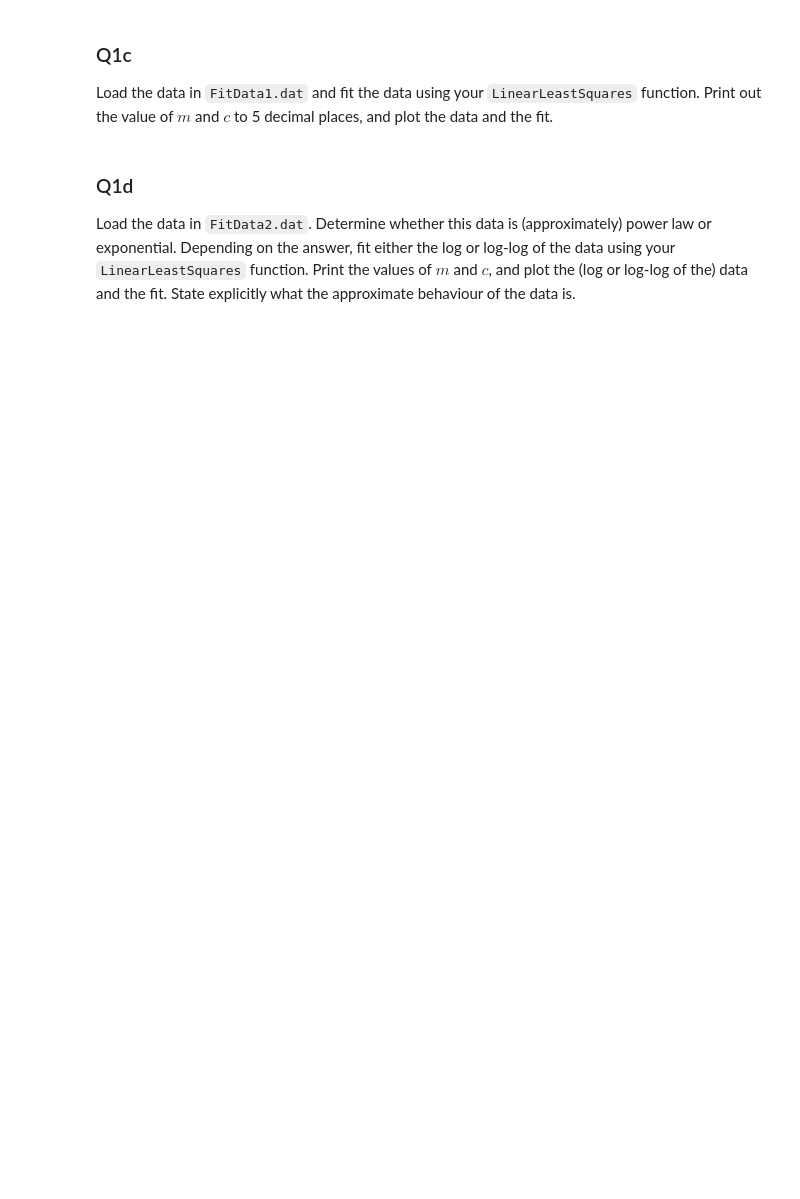
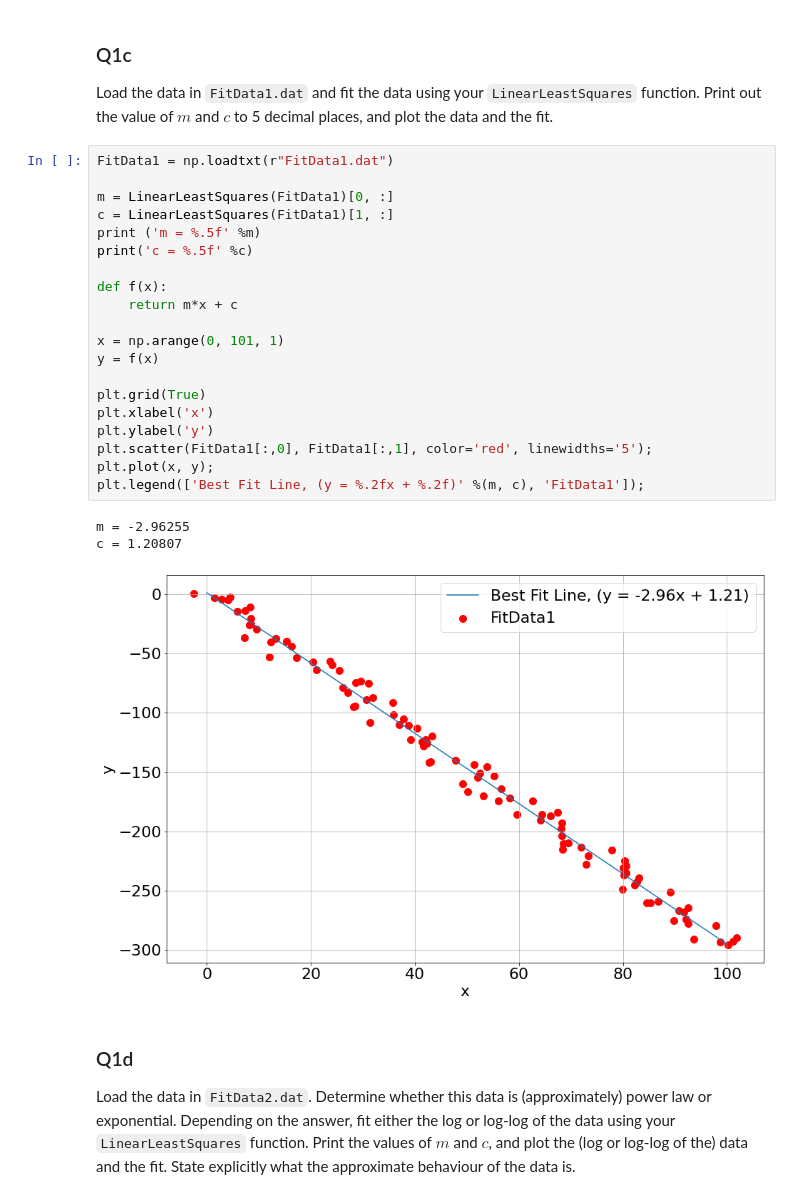
Before and after one commit to loby368/Computational-Science, a Jupyter notebook: Assignment 3/Assignment-3.ipynb, the cells around one changed output. Saved outputs shown, nothing was run; the diff lists cells and outputs as text; blank space fills up the shorter version.

```diff
--- a/Assignment 3/Assignment-3.ipynb
+++ b/Assignment 3/Assignment-3.ipynb
@@ -67,6 +145,30 @@ Plot the data, using `plt.scatter(xi, yi)`, and the best fit curve over the full
 # %% [markdown]
 ### Q1c
 Load the data in `FitData1.dat` and fit the data using your `LinearLeastSquares` function. Print out the value of $m$ and $c$ to 5 decimal places, and plot the data and the fit.
+# %%
+FitData1 = np.loadtxt(r"FitData1.dat")
+
+m = LinearLeastSquares(FitData1)[0, :]
+c = LinearLeastSquares(FitData1)[1, :]
+print ('m = %.5f' %m)
+print('c = %.5f' %c)
+
+def f(x):
+    return m*x + c
+
+x = np.arange(0, 101, 1)
+y = f(x)
+
+plt.grid(True)
+plt.xlabel('x')
+plt.ylabel('y')
+plt.scatter(FitData1[:,0], FitData1[:,1], color='red', linewidths='5');
+plt.plot(x, y);
+plt.legend(['Best Fit Line, (y = %.2fx + %.2f)' %(m, c), 'FitData1']);
+# %% [output]
+m = -2.96255
+c = 1.20807
+[figure, added]
 # %% [markdown]
 ### Q1d
 Load the data in `FitData2.dat`. Determine whether this data is (approximately) power law or exponential. Depending on the answer, fit either the log or log-log of the data using your `LinearLeastSquares` function. Print the values of $m$ and $c$, and plot the (log or log-log of the) data and the fit. State explicitly what the approximate behaviour of the data is.
```
Also changed, not shown: parts of 9 cells of this notebook.
